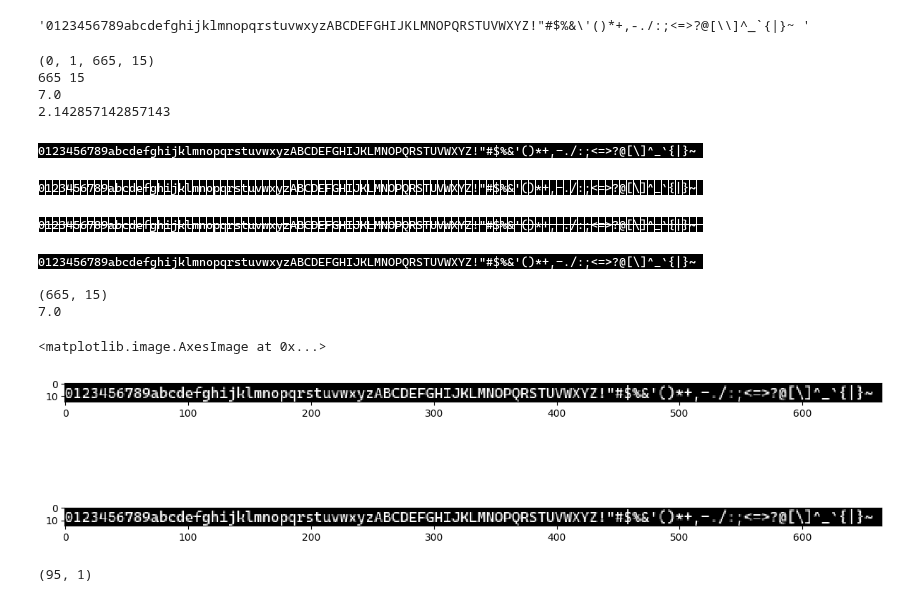
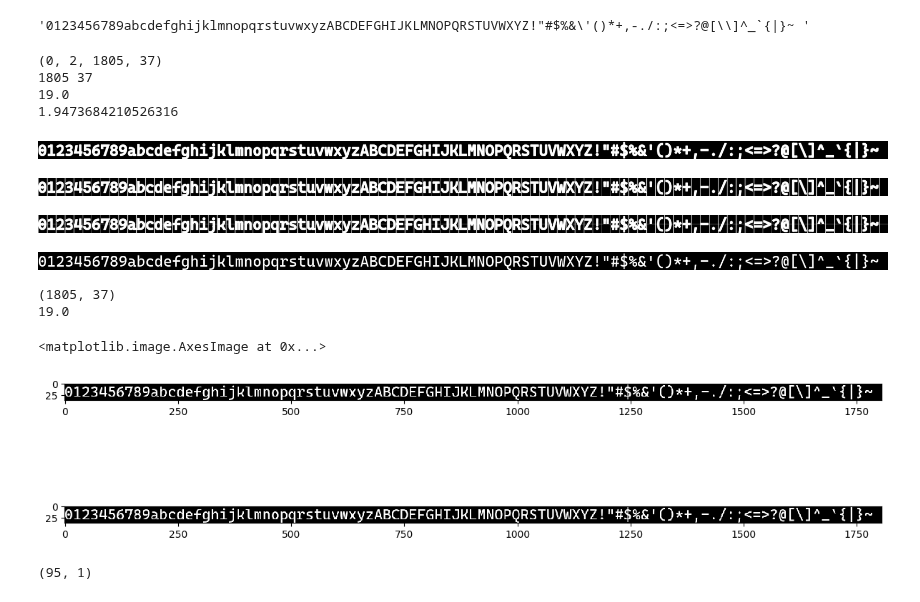
Before and after one commit to wojciechsadlik/python-char-art, a Jupyter notebook: font_test.ipynb, the cells around one changed output. Cells and saved outputs as stored; diff of their text form; code cells hidden in the pictures.

```diff
--- a/font_test.ipynb
+++ b/font_test.ipynb
@@ -10,7 +10,7 @@ asciis
 # %% [output]
 '0123456789abcdefghijklmnopqrstuvwxyzABCDEFGHIJKLMNOPQRSTUVWXYZ!"#$%&\'()*+,-./:;<=>?@[\\]^_`{|}~ '
 # %%
-fnt = ImageFont.truetype("fonts/CascadiaMono.ttf", 12)
+fnt = ImageFont.truetype("fonts/CascadiaMono.ttf", 32)
 bbox = fnt.getbbox(asciis)
 width, height = bbox[2], bbox[3]
 letter_width = width / len(asciis)
@@ -20,31 +20,31 @@ print(width, height)
 print(letter_width)
 print(height / letter_width)
 # %% [output]
-(0, 1, 665, 15)
-665 15
-7.0
-2.142857142857143
+(0, 2, 1805, 37)
+1805 37
+19.0
+1.9473684210526316
 # %%
 img = Image.new(mode="L", size=(width, height), color=(0))
 img_d = ImageDraw.Draw(img)
 
-img_d.text((0,0), asciis, font=fnt, fill=(255))
+img_d.text((0,0), asciis, font=fnt, fill=(255), stroke_width=1)
 img
 # %% [output]
-[figure, old version]
+[figure, new version]
 # %%
 for i in range(0, len(asciis)):
-    img_d.line([(i * letter_width, 0), (i * letter_width, height)], fill=255, width=1)
+    img_d.line([(i * letter_width, 0), (i * letter_width, height)], fill=255)
 
 img
 # %% [output]
-[figure, old version]
+[figure, new version]
 # %%
 img_d.line([(0, height//2), (width, height//2)], fill=255, width=1)
 
 img
 # %% [output]
-[figure, old version]
+[figure, new version]
 # %%
 img = Image.new(mode="L", size=(width, height), color=(0))
 img_d = ImageDraw.Draw(img)
@@ -53,7 +53,7 @@ img_d.text((0,0), asciis, font=fnt, fill=(255))
 
 img
 # %% [output]
-[figure, old version]
+[figure, new version]
 # %%
 w_scale, h_scale = 1, 1
 resized_box = (int(img.width * w_scale), int(img.height * h_scale))
@@ -64,10 +64,10 @@ fig, axs = plt.subplots(nrows=2, figsize=(12, 8), layout='tight')
 axs[0].imshow(resized_img, interpolation='nearest', cmap='gray', vmin=0, vmax=255)
 axs[1].imshow(ImageOps.autocontrast(resized_img), interpolation='nearest', cmap='gray', vmin=0, vmax=255)
 # %% [output]
-(665, 15)
-7.0
+(1805, 37)
+19.0
 <matplotlib.image.AxesImage at 0x...>
-[figure, old version]
+[figure, new version]
 # %%
 w_scale, h_scale = 1/letter_width, 1/height
 resized_box = (int(img.width * w_scale), int(img.height * h_scale))
```
Also changed, not shown: parts of 7 cells of this notebook, 6 other files.
